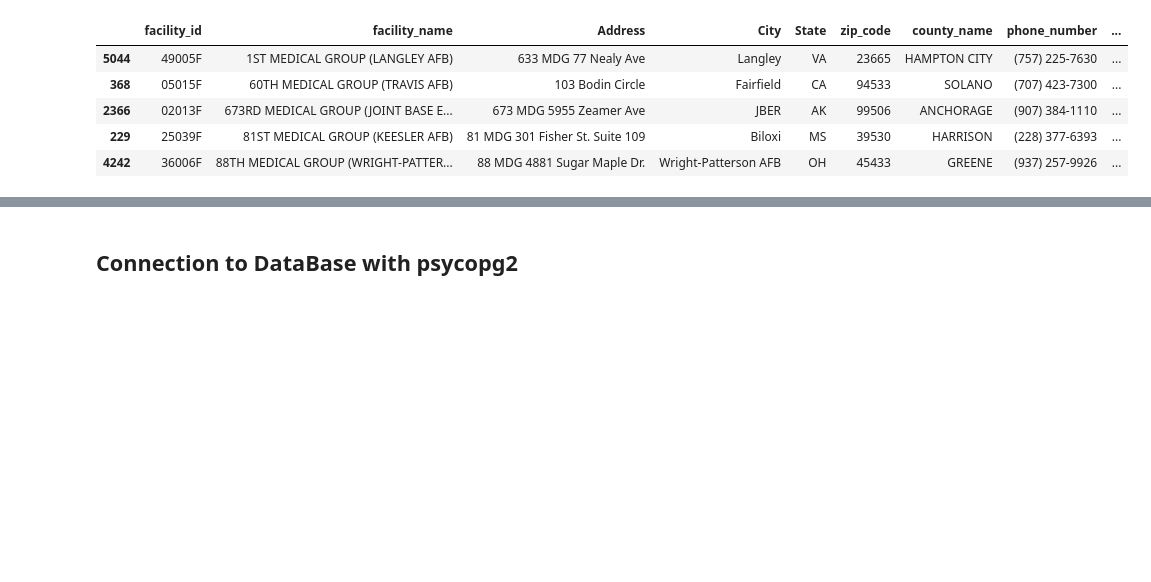
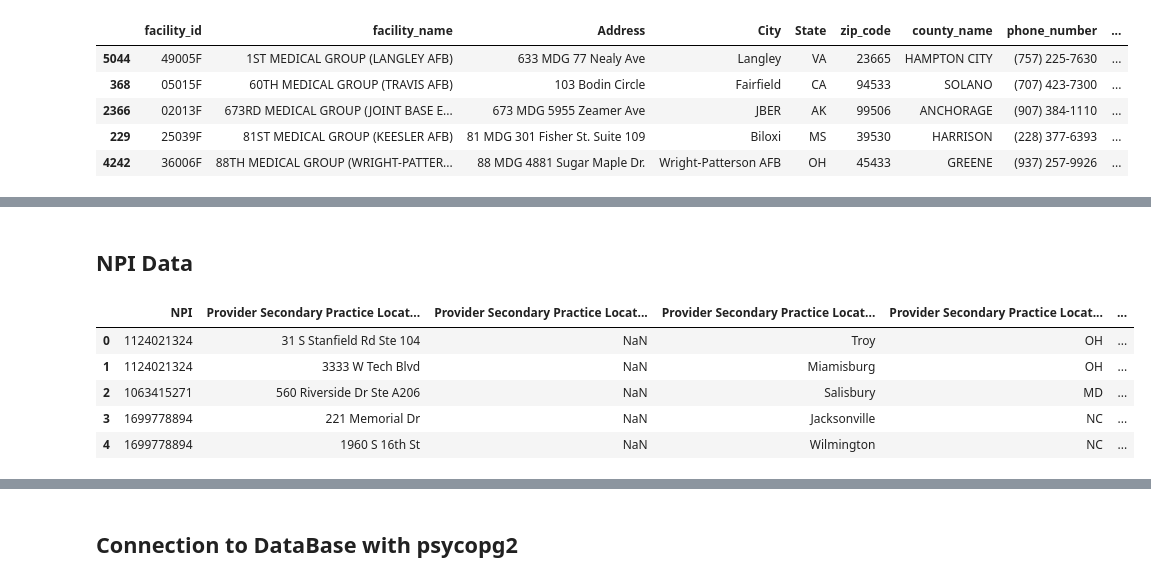
Before and after one commit to zsvorenova/ETL-project, a Jupyter notebook: hinfo_db.ipynb, the cells around one changed output, grey strips where cells are left out. Drawn from its saved outputs; the diff is of its cells as text; code cells hidden in the pictures; blank space fills up the shorter version.

```diff
--- a/hinfo_db.ipynb
+++ b/hinfo_db.ipynb
@@ -122,0 +140,13 @@ hinfo_df_main.head()
+# %% [markdown]
+## NPI Data
+# %%
+csv_file2 = "NPI_data.csv"
+npi = pd.read_csv(csv_file2)
+npi.head()
+# %% [output]
+|  | NPI | Provider Secondary Practice Locat... | Provider Secondary Practice Locat... | Provider Secondary Practice Locat... | Provider Secondary Practice Locat... | ... |
+| 0 | 1124021324 | 31 S Stanfield Rd Ste 104 | NaN | Troy | OH | ... |
+| 1 | 1124021324 | 3333 W Tech Blvd | NaN | Miamisburg | OH | ... |
+| 2 | 1063415271 | 560 Riverside Dr Ste A206 | NaN | Salisbury | MD | ... |
+| 3 | 1699778894 | 221 Memorial Dr | NaN | Jacksonville | NC | ... |
+| 4 | 1699778894 | 1960 S 16th St | NaN | Wilmington | NC | ... |
```
Also changed, not shown: parts of 12 cells of this notebook, 2 other files.
